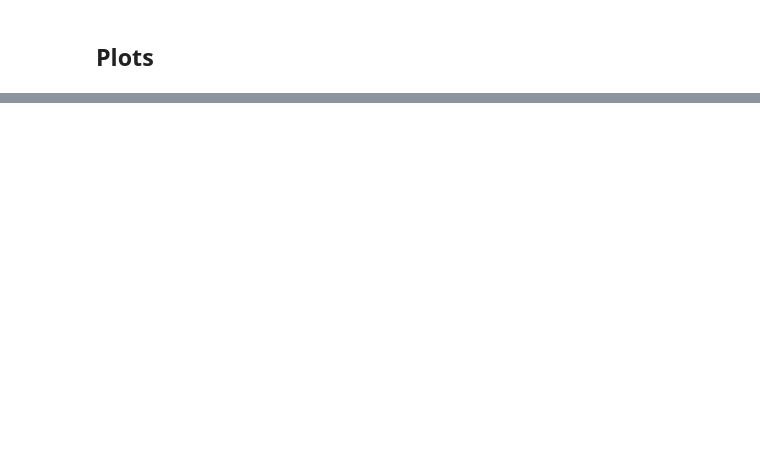
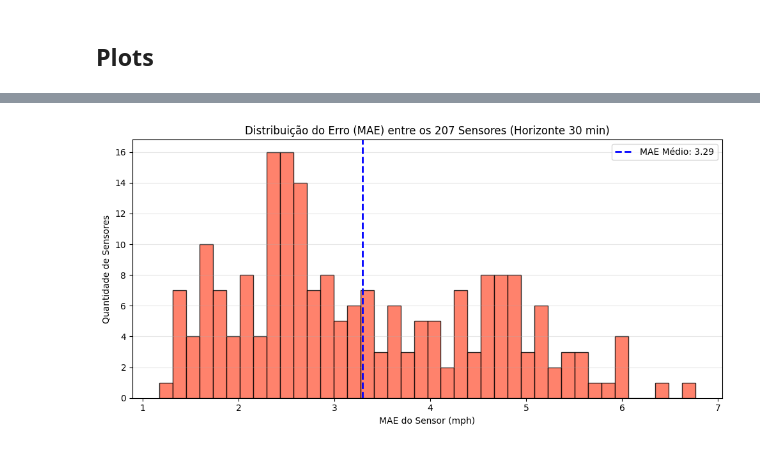
Before and after one commit to tomazcavalcantee/trabalho_final, a Jupyter notebook: train.ipynb, the cells around one changed output, grey strips where cells are left out. Drawn from its saved outputs; the diff is of its cells as text; code cells hidden in the pictures; blank space fills up the shorter version.

```diff
--- a/train.ipynb
+++ b/train.ipynb
@@ -539,0 +605,31 @@ plt.show()
+# %%
+# ==============================================================================
+# PLOT 3: Distribuição Espacial do Erro (MAE por Sensor)
+# Motivo: Descobrir se o modelo tem uma performance homogênea ou se existem
+# sensores "difíceis" (ex: saídas de pedágios ou áreas com muito ruído).
+# ==============================================================================
+# Calculando o MAE médio de cada um dos 207 sensores para o horizonte de 30 min
+mask_node = targets_test[..., HORIZON_IDX] > 0.1
+node_mae = []
+
+for i in range(targets_test.shape[1]): # Itera sobre os sensores
+    valid_p = preds_test[:, i, HORIZON_IDX][mask_node[:, i]]
+    valid_t = targets_test[:, i, HORIZON_IDX][mask_node[:, i]]
+    if len(valid_t) > 0:
+        node_mae.append(np.mean(np.abs(valid_p - valid_t)))
+    else:
+        node_mae.append(0)
+
+fig, ax = plt.subplots(figsize=(10, 5))
+ax.hist(node_mae, bins=40, color='tomato', edgecolor='black', alpha=0.8)
+ax.axvline(np.mean(node_mae), color='blue', linestyle='dashed', linewidth=2, label=f'MAE Médio: {np.mean(node_mae):.2f}')
+ax.set_title('Distribuição do Erro (MAE) entre os 207 Sensores (Horizonte 30 min)')
+ax.set_xlabel('MAE do Sensor (mph)')
+ax.set_ylabel('Quantidade de Sensores')
+ax.legend()
+ax.grid(alpha=0.3, axis='y')
+
+plt.tight_layout()
+plt.show()
+# %% [output]
+[figure, added]
```
Also changed, not shown: parts of 10 cells of this notebook, 4 other files.
